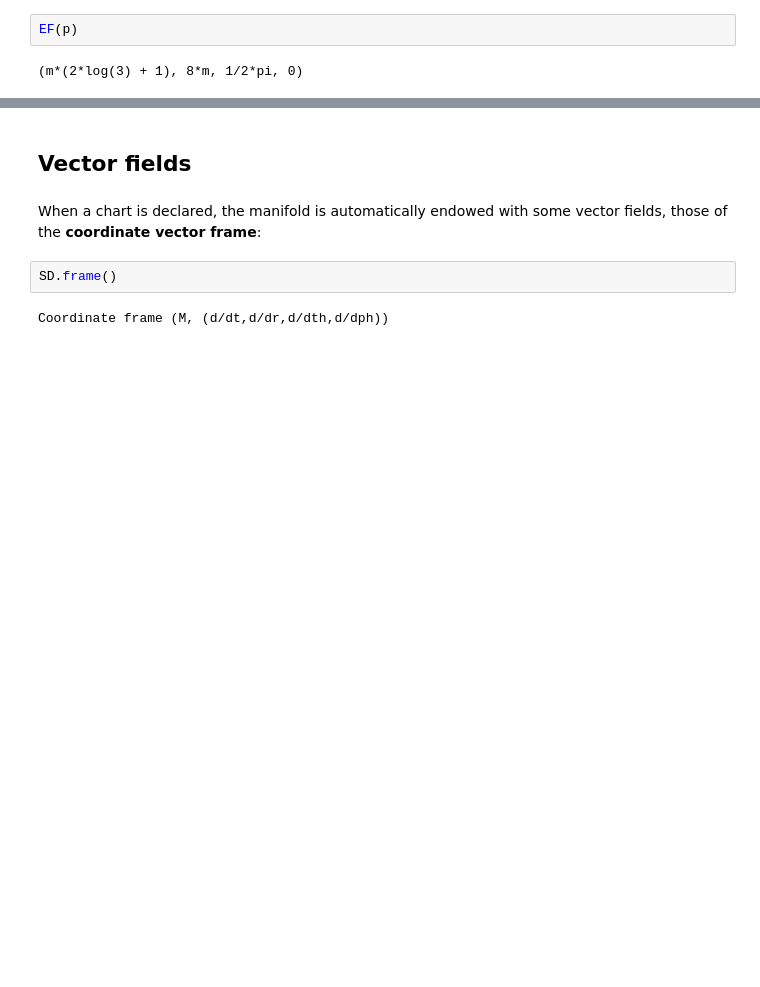
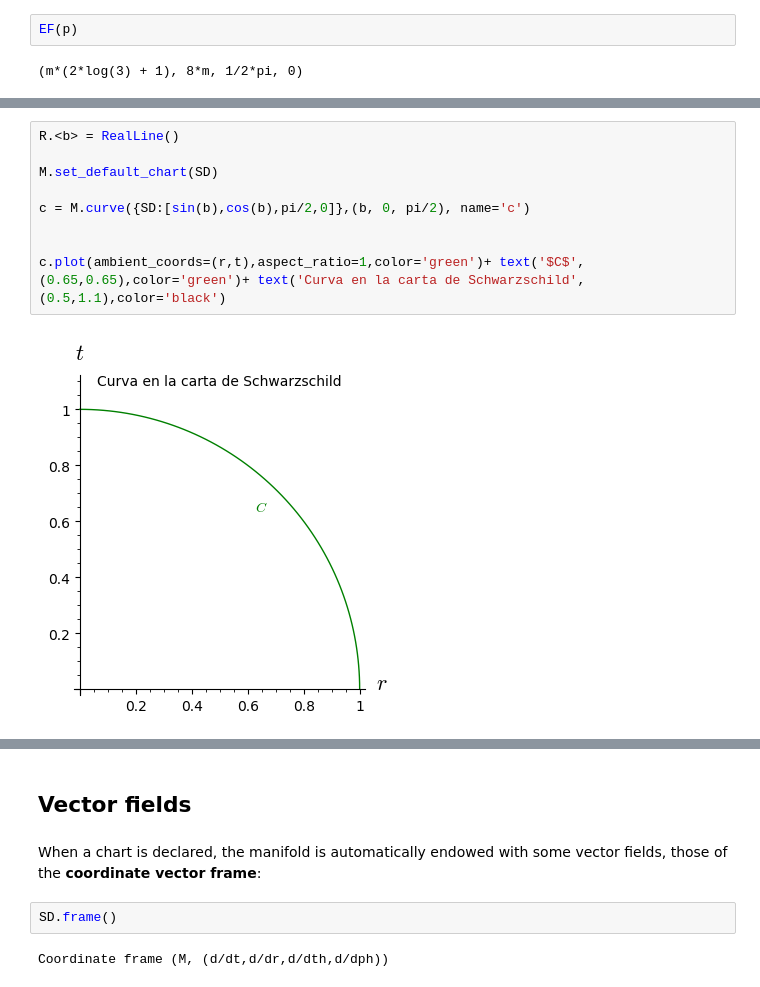
Before and after one commit to OmarUniverse/Tesis, a Jupyter notebook: demo_pseudo_Riemannian_Schwarzschild.ipynb, the cells around one changed output, grey strips where cells are left out. Cells and saved outputs as stored; diff of their text form; blank space fills up the shorter version.

```diff
--- a/demo_pseudo_Riemannian_Schwarzschild.ipynb
+++ b/demo_pseudo_Riemannian_Schwarzschild.ipynb
@@ -160,0 +202,11 @@ plot1
+# %%
+R.<b> = RealLine()
+
+M.set_default_chart(SD)
+
+c = M.curve({SD:[sin(b),cos(b),pi/2,0]},(b, 0, pi/2), name='c')
+
+
+c.plot(ambient_coords=(r,t),aspect_ratio=1,color='green')+ text('$C$', (0.65,0.65),color='green')+ text('Curva en la carta de Schwarzschild', (0.5,1.1),color='black')
+# %% [output]
+[figure, added]
```
Also changed, not shown: parts of 26 cells of this notebook.
